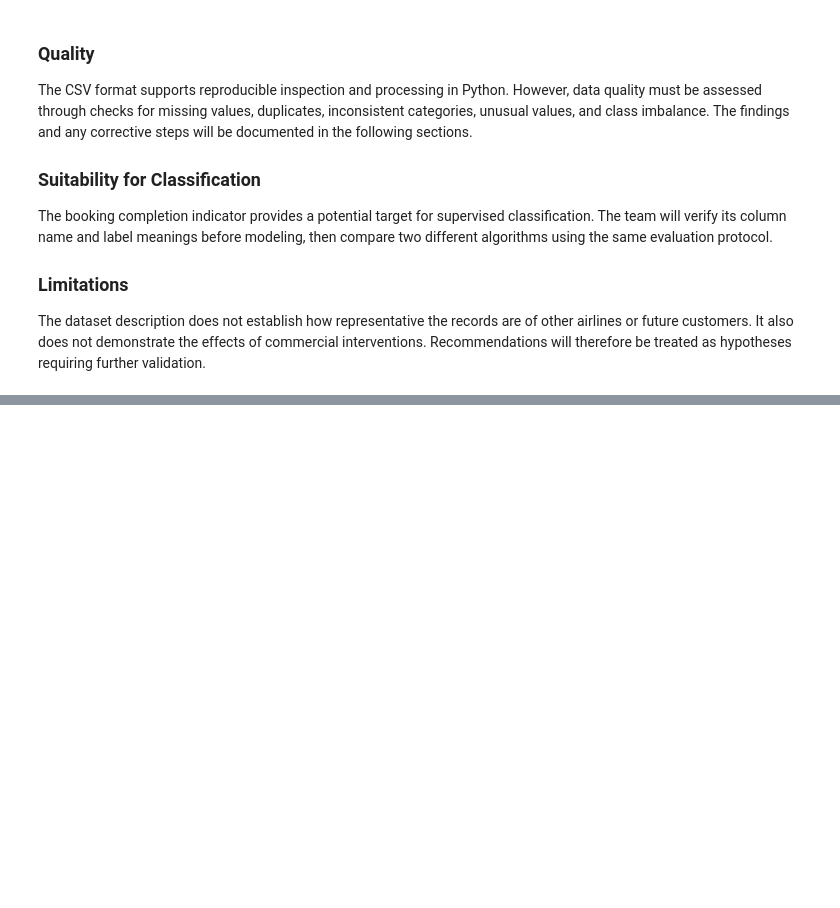
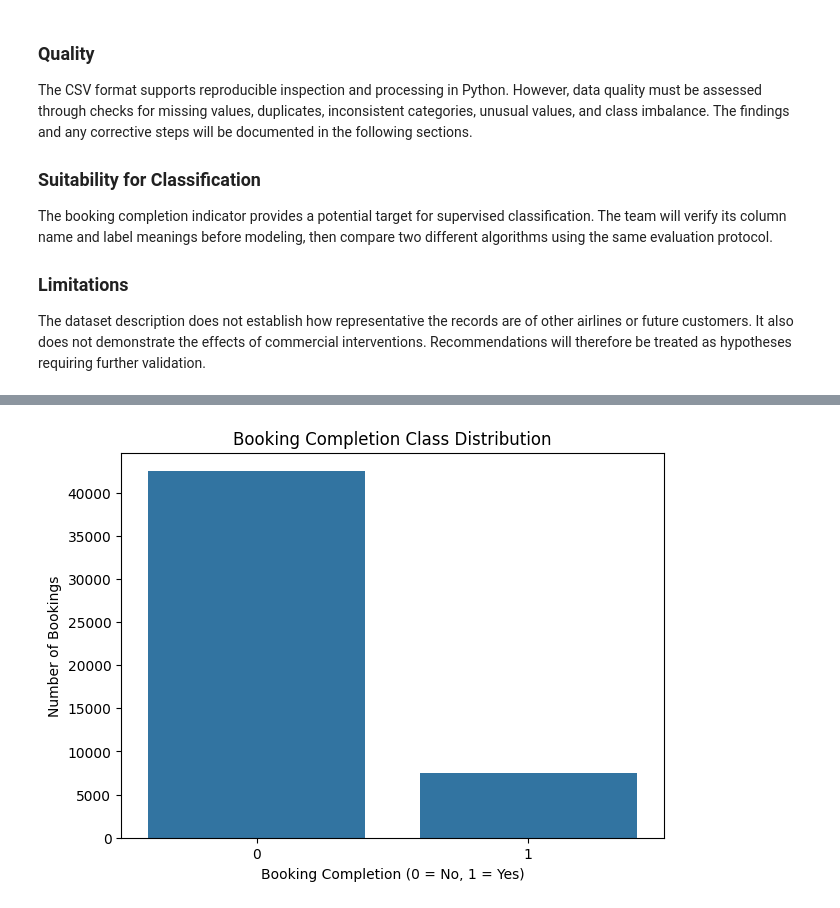
Before and after one commit to Ghaida-Alyousef/SW485-Project-Group5, a Jupyter notebook: Phase1_Data_Exploration.ipynb, the cells around one changed output, grey strips where cells are left out. Drawn from its saved outputs; the diff is of its cells as text; code cells hidden in the pictures; blank space fills up the shorter version.

Commit message:
Merge Data Exploration and EDA into Phase 1

```diff
--- a/Phase1_Data_Exploration.ipynb
+++ b/Phase1_Data_Exploration.ipynb
@@ -55,0 +60,7 @@ The dataset description does not establish how representative the records are of
+# %%
+
+import pandas as pd
+
+df = pd.read_csv("customer_booking.csv", encoding="latin1")
+
+df.head()
@@ -55,0 +142,20 @@ The dataset description does not establish how representative the records are of
+# %%
+
+import matplotlib.pyplot as plt
+import seaborn as sns
+
+plt.figure(figsize=(7, 5))
+
+sns.countplot(
+    data=df,
+    x="booking_complete",
+    order=[0, 1]
+)
+
+plt.title("Booking Completion Class Distribution")
+plt.xlabel("Booking Completion (0 = No, 1 = Yes)")
+plt.ylabel("Number of Bookings")
+
+plt.show()
+# %% [output]
+[figure, added]
```
Also changed, not shown: parts of 26 cells of this notebook.
